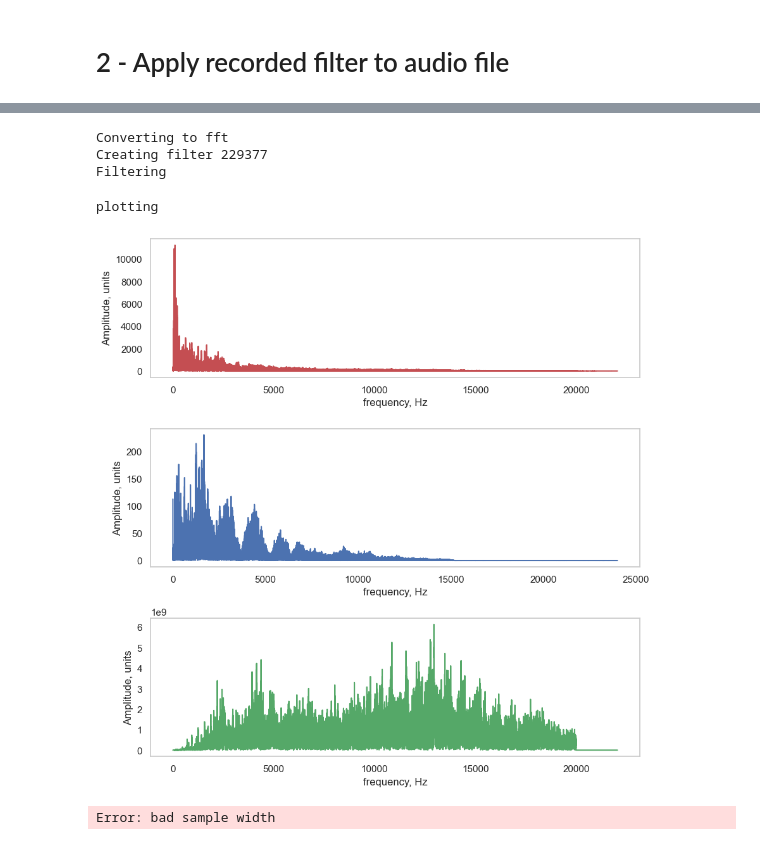
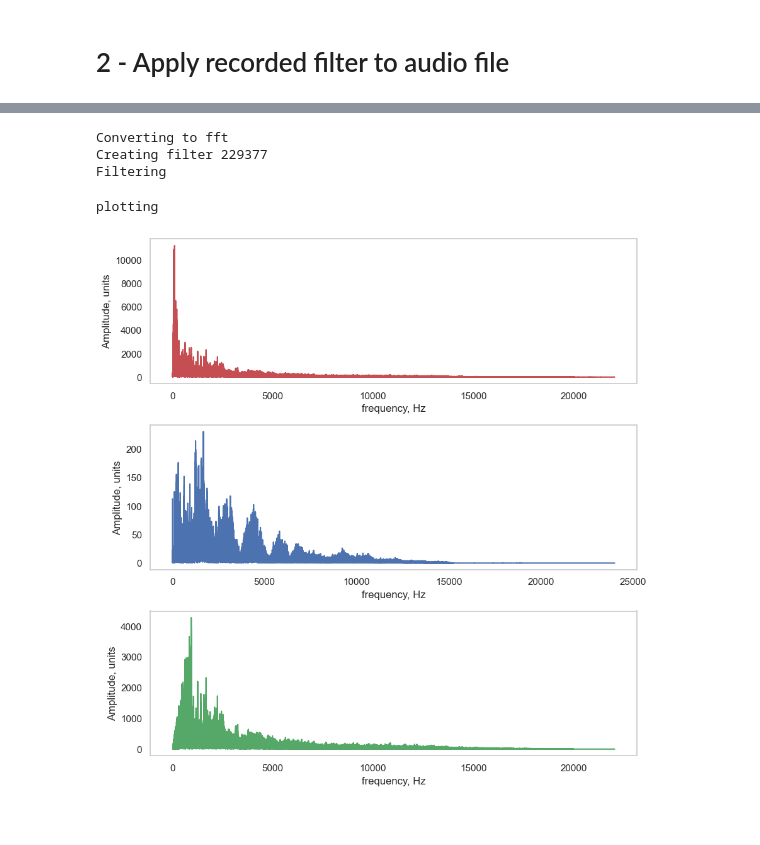
Before and after one commit to Hugand/music-classifier, a Jupyter notebook: music-classfier-frequency-domain-study.ipynb, the cells around one changed output, grey strips where cells are left out. Drawn from its saved outputs; the diff is of its cells as text; code cells hidden in the pictures.

```diff
--- a/music-classfier-frequency-domain-study.ipynb
+++ b/music-classfier-frequency-domain-study.ipynb
@@ -281,13 +309,8 @@ def filter_audio(inp_filename, original_filename, out_filename):
 # %%
-filter_audio('data/cut_original.wav', 'data/sample_1.wav', 'data/noiseful_sample1_1.wav')
+filter_audio('data/cut_original.wav', 'data/sample_1.wav', 'data/noiseful_sample1_12.wav')
 # %% [output]
 Converting to fft
 Creating filter 229377
 Filtering
 plotting
-[figure, old version]
+[figure, new version]
-# %%
-sound = AudioSegment.from_wav('Data/noiseful_sample1_1.wav')
-play(sound)
-# %% [output]
-Error: bad sample width
```
Also changed, not shown: parts of 12 cells of this notebook, 9 other files.
